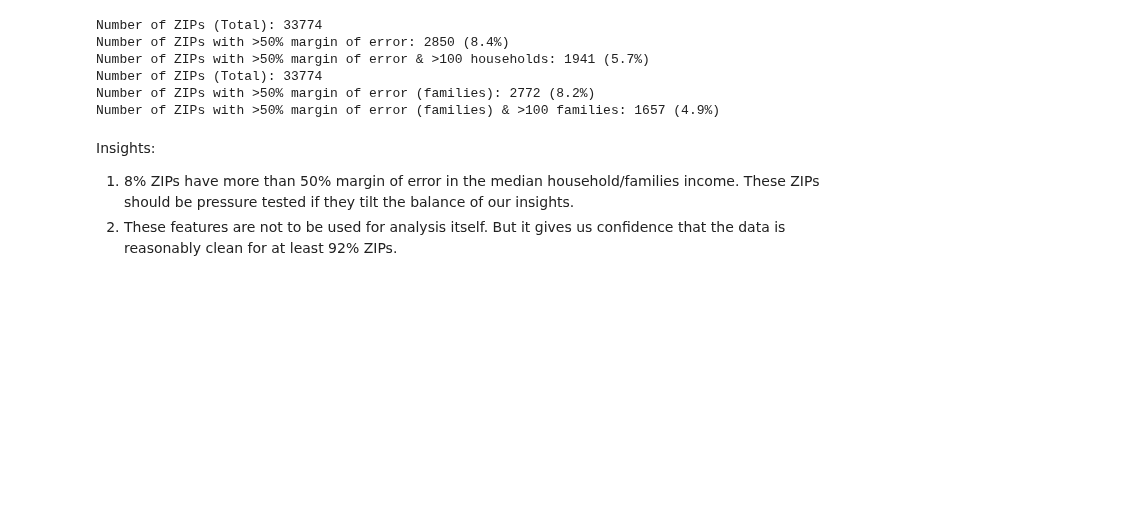
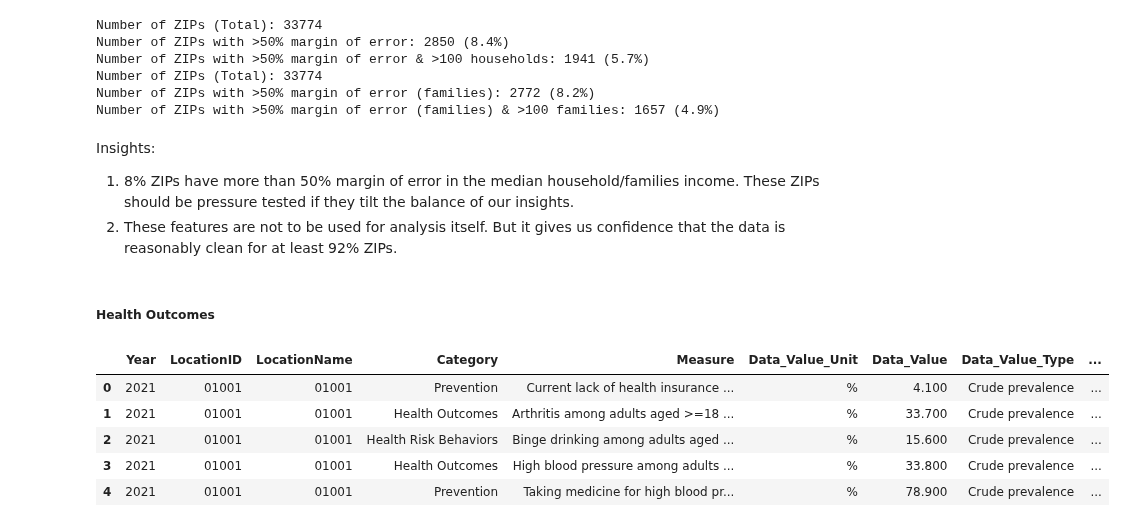
Before and after one commit to anuvrat-umich/siads_milestone1, a Jupyter notebook: src/exploratory_data_analysis.ipynb, the cells around one changed output. Drawn from its saved outputs; the diff is of its cells as text; code cells hidden in the pictures; blank space fills up the shorter version.

```diff
--- a/src/exploratory_data_analysis.ipynb
+++ b/src/exploratory_data_analysis.ipynb
@@ -200,3 +271,14 @@ Insights:
 <li>8% ZIPs have more than 50% margin of error in the median household/families income. These ZIPs should be pressure tested if they tilt the balance of our insights.</li>
 <li>These features are not to be used for analysis itself. But it gives us confidence that the data is reasonably clean for at least 92% ZIPs.</li>
 </ol>
+# %% [markdown]
+##### Health Outcomes
+# %%
+df_health_outcomes_edited.head()
+# %% [output]
+|  | Year | LocationID | LocationName | Category | Measure | Data_Value_Unit | Data_Value | Data_Value_Type | ... |
+| 0 | 2021 | 01001 | 01001 | Prevention | Current lack of health insurance ... | % | 4.100 | Crude prevalence | ... |
+| 1 | 2021 | 01001 | 01001 | Health Outcomes | Arthritis among adults aged >=18 ... | % | 33.700 | Crude prevalence | ... |
+| 2 | 2021 | 01001 | 01001 | Health Risk Behaviors | Binge drinking among adults aged ... | % | 15.600 | Crude prevalence | ... |
+| 3 | 2021 | 01001 | 01001 | Health Outcomes | High blood pressure among adults ... | % | 33.800 | Crude prevalence | ... |
+| 4 | 2021 | 01001 | 01001 | Prevention | Taking medicine for high blood pr... | % | 78.900 | Crude prevalence | ... |
```
Also changed, not shown: parts of 18 cells of this notebook, 2 other files.
